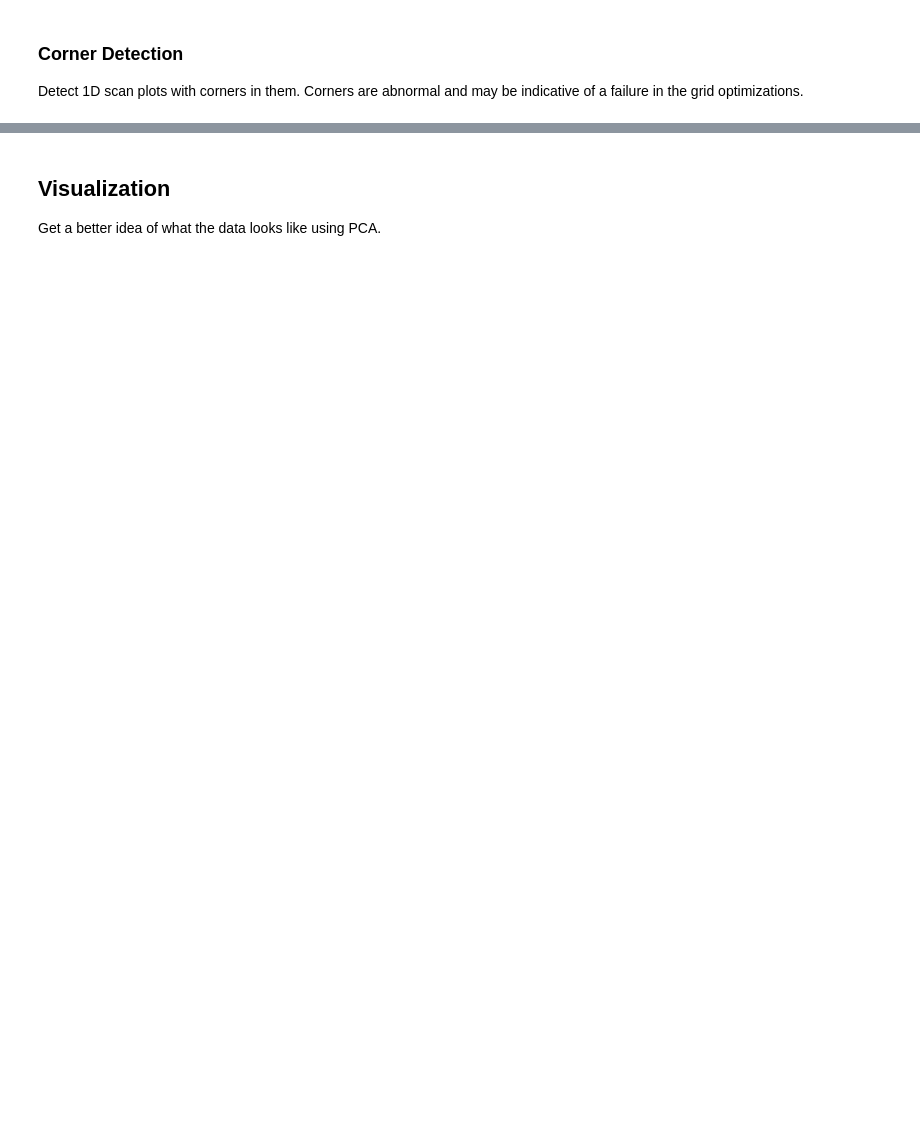
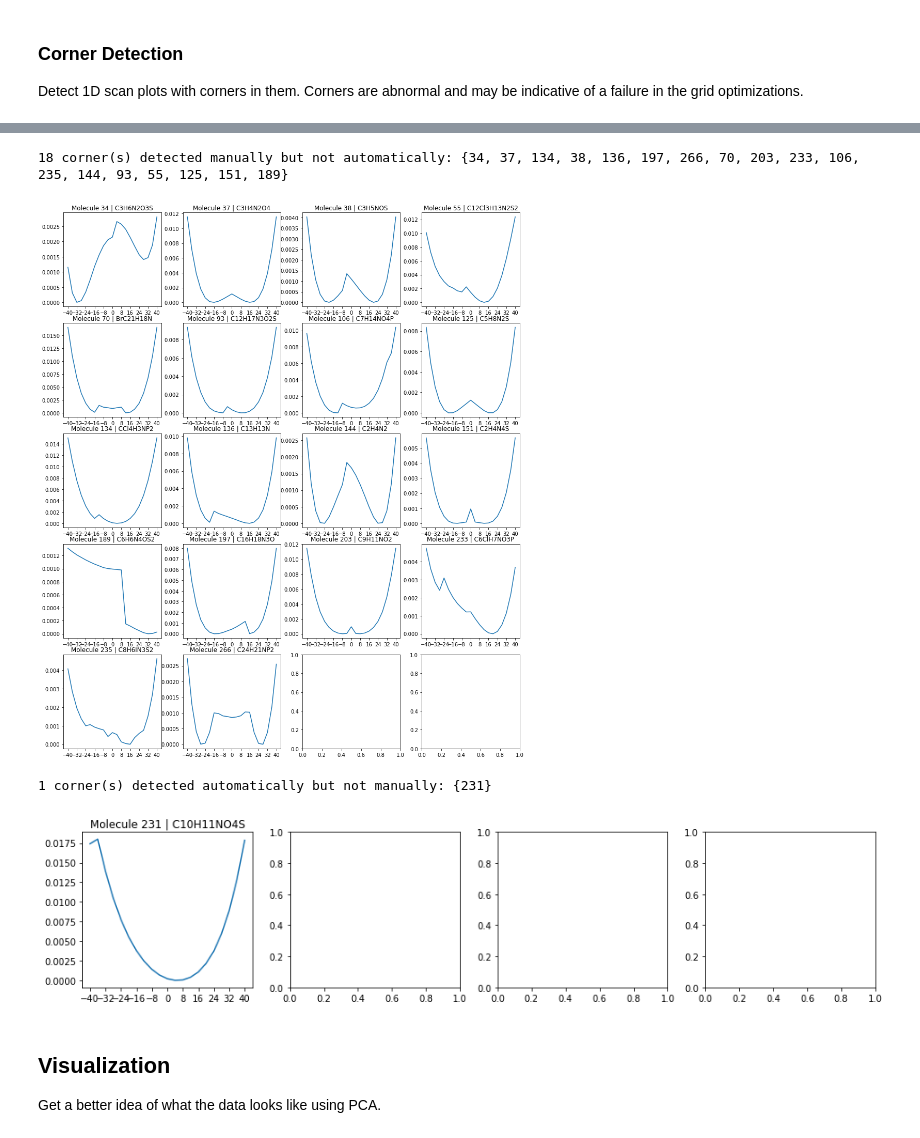
Before and after one commit to btjanaka/molecule-clustering, a Jupyter notebook: notebooks/grid_optimization_analysis.ipynb, the cells around one changed output, grey strips where cells are left out. Cells and saved outputs as stored; diff of their text form; code cells hidden in the pictures; blank space fills up the shorter version.

```diff
--- a/notebooks/grid_optimization_analysis.ipynb
+++ b/notebooks/grid_optimization_analysis.ipynb
@@ -158,0 +219,14 @@ Detect 1D scan plots with corners in them. Corners are abnormal and may be indic
+# %%
+# Manualy determined plots with corners
+
+# Large and noticeable - these are the ones that we definitely want to
+# remove.
+MANUAL_LARGE_CORNERS = [14,22,34,37,38,53,55,56,70,72,75,85,93,101,104,
+                        106,114,120,125,134,136,144,149,150,151,168,172,
+                        176,189,197,202,203,206,224,227,228,230,233,235,
+                        240,243,244,258,266,267,273,281,289,291,293]
+# We can probably live with these.
+MANUAL_SMALL_CORNERS = [4,6,15,46,91,105,122,178,210,212,231,253,259,308]
+
+print(f"{len(MANUAL_LARGE_CORNERS)} plots with large corners")
+print(f"{len(MANUAL_SMALL_CORNERS)} plots with small corners")
@@ -194,0 +292,27 @@ for idx in range(len(HAS_CORNER)):
+# %%
+# Compare the indices found to the ones manually selected - we want to stick
+# with the automatically generated indices because they are reproducible.
+# In general, we want higher precision - i.e. we want to avoid false negatives
+# because those take away data that we could use.
+
+automatic_corners = set(CORNER_INDICES)
+manual_corners = set(MANUAL_LARGE_CORNERS)
+
+manual_but_not_automatic = manual_corners - automatic_corners
+m_not_a_indices = np.array(sorted(manual_but_not_automatic))
+
+automatic_but_not_manual = automatic_corners - manual_corners
+a_not_m_indices = np.array(sorted(automatic_but_not_manual))
+
+print(f"{len(manual_but_not_automatic)} corner(s) detected manually but "
+      f"not automatically: {manual_but_not_automatic}")
+plot_scans(ENERGIES[m_not_a_indices], m_not_a_indices)
+
+print(f"{len(automatic_but_not_manual)} corner(s) detected automatically "
+      f"but not manually: {automatic_but_not_manual}")
+plot_scans(ENERGIES[a_not_m_indices], a_not_m_indices)
+# %% [output]
+18 corner(s) detected manually but not automatically: {34, 37, 134, 38, 136, 197, 266, 70, 203, 233, 106, 235, 144, 93, 55, 125, 151, 189}
+[figure, added]
+1 corner(s) detected automatically but not manually: {231}
+[figure, added]
```
Also changed, not shown: parts of 21 cells of this notebook.
